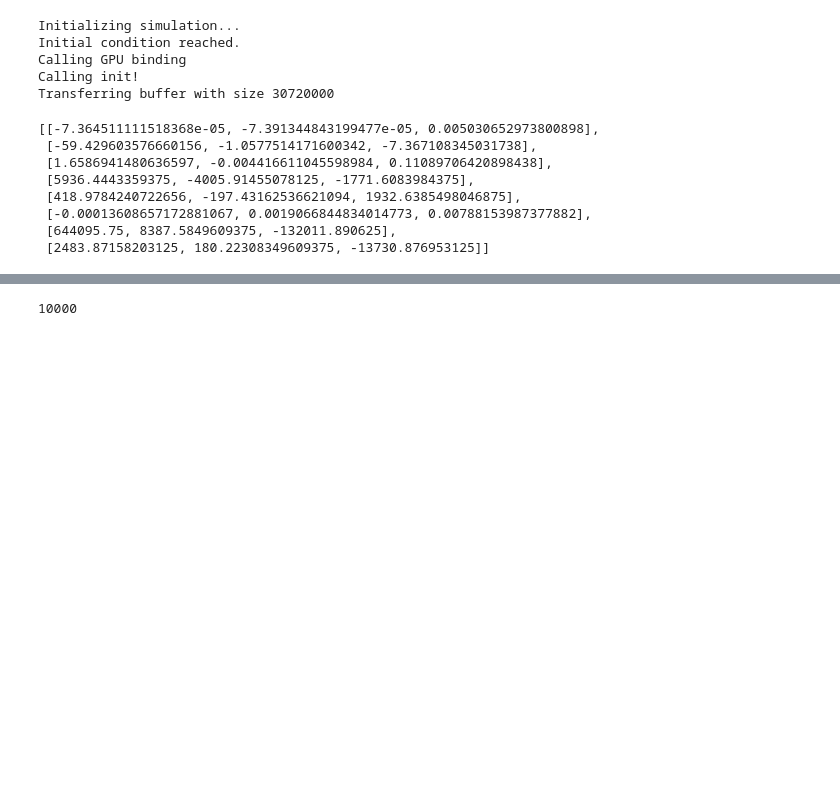
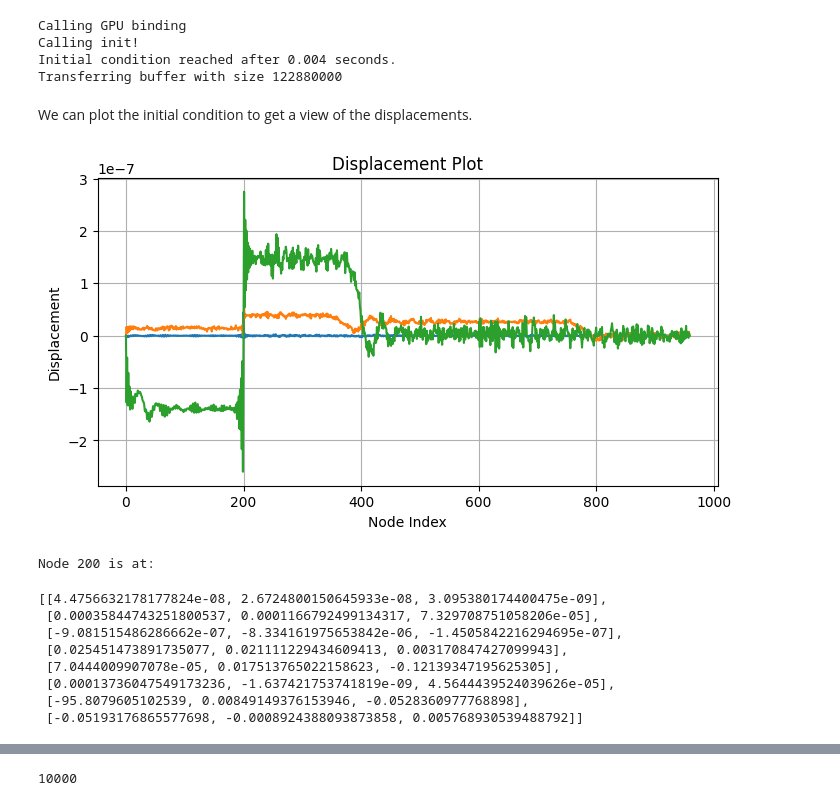
Before and after one commit to sebastian-stubenvoll/wgpu-string-fdm, a Jupyter notebook: piano_string_sim.ipynb, the cells around one changed output, grey strips where cells are left out. Cells and saved outputs as stored; diff of their text form; code cells hidden in the pictures; blank space fills up the shorter version.

```diff
--- a/piano_string_sim.ipynb
+++ b/piano_string_sim.ipynb
@@ -181,26 +207,46 @@ Running 2000000 steps, which is 0.19999999999999998 seconds. Generating 10000 ou
 # %%
+external_force = 100
+init_steps = 100000
 
-print("Initializing simulation...")
 
-# Run the initialization for 200 steps
-initial_state = sim.initialize(10000000, 60000)
 
-print("Initial condition reached.")
+initial_state = sim.initialize(external_force, init_steps)
+
+print(f"Initial condition reached after {init_steps * dt} seconds.")
 # %% [output]
-Initializing simulation...
-Initial condition reached.
 Calling GPU binding
 Calling init!
-Transferring buffer with size 30720000
+Initial condition reached after 0.004 seconds.
+Transferring buffer with size 122880000
+# %% [markdown]
+We can plot the initial condition to get a view of the displacements.
+# %%
+u_displacement = [ n[0][0] for n in initial_state ]
+v_displacement = [ n[0][1] for n in initial_state ]
+w_displacement = [ n[0][2] for n in initial_state ]
+
+
+plt.figure(figsize=(8,4))
+plt.plot(u_displacement)
+plt.plot(v_displacement)
+plt.plot(w_displacement)
+plt.xlabel('Node Index')
+plt.ylabel('Displacement')
+plt.title('Displacement Plot')
+plt.grid(True)
+plt.show()
+# %% [output]
+[figure, added]
 # %%
-len(initial_state)
-initial_state[300]
+print("Node 200 is at:")
+initial_state[200]
 # %% [output]
-[[-7.364511111518368e-05, -7.391344843199477e-05, 0.005030652973800898],
- [-59.429603576660156, -1.0577514171600342, -7.367108345031738],
- [1.6586941480636597, -0.004416611045598984, 0.11089706420898438],
- [5936.4443359375, -4005.91455078125, -1771.6083984375],
- [418.9784240722656, -197.43162536621094, 1932.6385498046875],
- [-0.00013608657172881067, 0.0019066844834014773, 0.00788153987377882],
- [644095.75, 8387.5849609375, -132011.890625],
- [2483.87158203125, 180.22308349609375, -13730.876953125]]
+Node 200 is at:
+[[4.4756632178177824e-08, 2.6724800150645933e-08, 3.095380174400475e-09],
+ [0.00035844743251800537, 0.0001166792499134317, 7.329708751058206e-05],
+ [-9.081515486286662e-07, -8.334161975653842e-06, -1.4505842216294695e-07],
+ [0.025451473891735077, 0.021111229434609413, 0.003170847427099943],
+ [7.0444009907078e-05, 0.017513765022158623, -0.12139347195625305],
+ [0.00013736047549173236, -1.637421753741819e-09, 4.5644439524039626e-05],
+ [-95.8079605102539, 0.00849149376153946, -0.0528360977768898],
+ [-0.05193176865577698, -0.0008924388093873858, 0.005768930539488792]]
```
Also changed, not shown: parts of 23 cells of this notebook, 4 other files.
